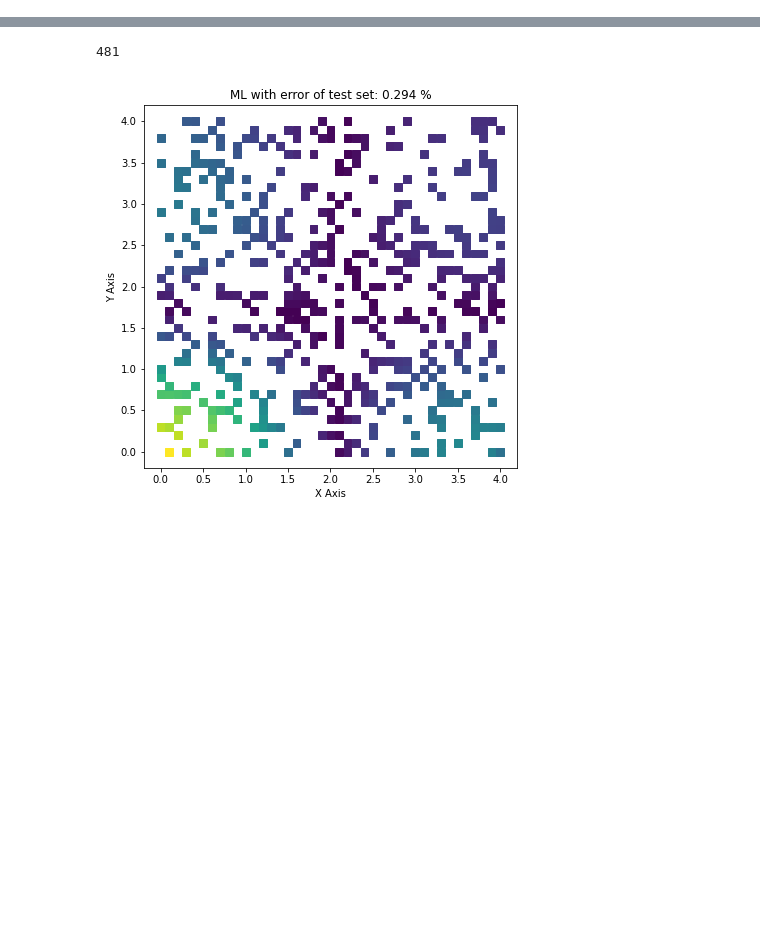
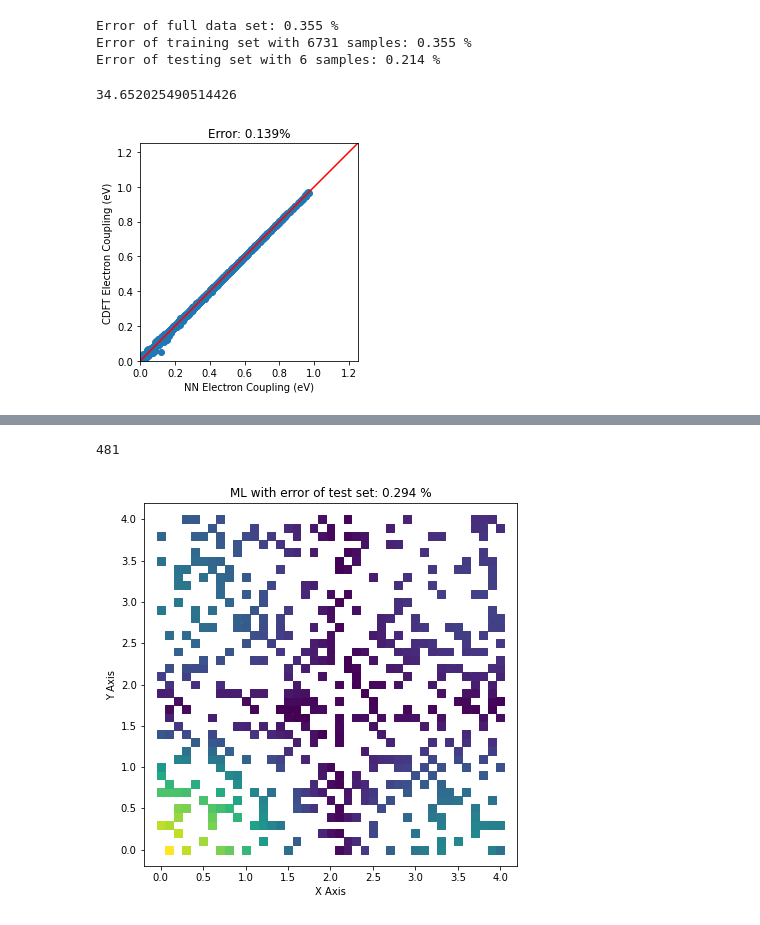
Before and after one commit to dgg95223/ML_Coupling, a Jupyter notebook: mo_couple.ipynb, the cells around one changed output, grey strips where cells are left out. Drawn from its saved outputs; the diff is of its cells as text; code cells hidden in the pictures; blank space fills up the shorter version.

```diff
--- a/mo_couple.ipynb
+++ b/mo_couple.ipynb
@@ -235,3 +149,40 @@ INFO:tensorflow:Assets written to: ./save/model/assets
+# %%
+error1 = np.mean(np.multiply(abs(NN.model(train_homo_pairs, training=False).numpy().reshape((len(train_homo_pairs),))-train_c_homo), np.power(train_c_homo,-1))*100)
+error2 = np.mean(np.multiply(abs(NN.model(train_homo_, training=False).numpy().reshape((len(train_homo_),))-train_chomo_), np.power(train_chomo_,-1))*100)
+error3 = np.mean(np.multiply(abs(NN.model(test_homo, training=False).numpy().reshape((len(test_homo),))-test_chomo), np.power(test_chomo,-1))*100)
+print('Error of full data set: %5.3f %% \nError of training set with %d samples: %5.3f %% \nError of testing set with %d samples: %5.3f %% '%(error1,len(train_homo_),error2,len(test_homo),error3))
+# %% [output]
+Error of full data set: 0.355 %
+Error of training set with 6731 samples: 0.355 %
+Error of testing set with 6 samples: 0.214 %
+# %%
+import tensorflow as tf
+# NN.model.save('./nat_dimer_33884/')
+load_test = tf.keras.models.load_model('./nat_dimer_rot_6731/model/', compile=False)
+et = np.mean(np.multiply(abs(load_test(train_homo_pairs, training=False).numpy().reshape((len(train_homo_pairs),))-train_c_homo), np.power(train_c_homo,-1))*100)
+print(et)
+# %% [output]
+34.652025490514426
+# %%
+import matplotlib.pyplot as plt
+# plotting
+pred1 = NN.model(train_homo_pairs, training=False).numpy().reshape((len(train_homo_pairs),))
+x = np.exp(-pred1) * 27.211
+y1 = np.exp(-train_c_homo) * 27.211
+y2 = train_c_lumo
+x0 = [0,1.25]
+y0 = [0,1.25]
+fig, ax = plt.subplots()
+ax.scatter(x,y1)
+ax.plot(x0,y0, color='r')
+ax.set_xlim(0,1.25)
+ax.set_ylim(0,1.25)
+ax.set_xlabel('NN Electron Coupling (eV)')
+ax.set_ylabel('CDFT Electron Coupling (eV)')
+ax.set_title('Error: %5.3f%%'%error1)
+ax.set_aspect('equal')
+# %% [output]
+[figure, added]
 # %%
 import matplotlib.pyplot as plt
 %matplotlib inline
```
Also changed, not shown: parts of 22 cells of this notebook, 17 other files.
